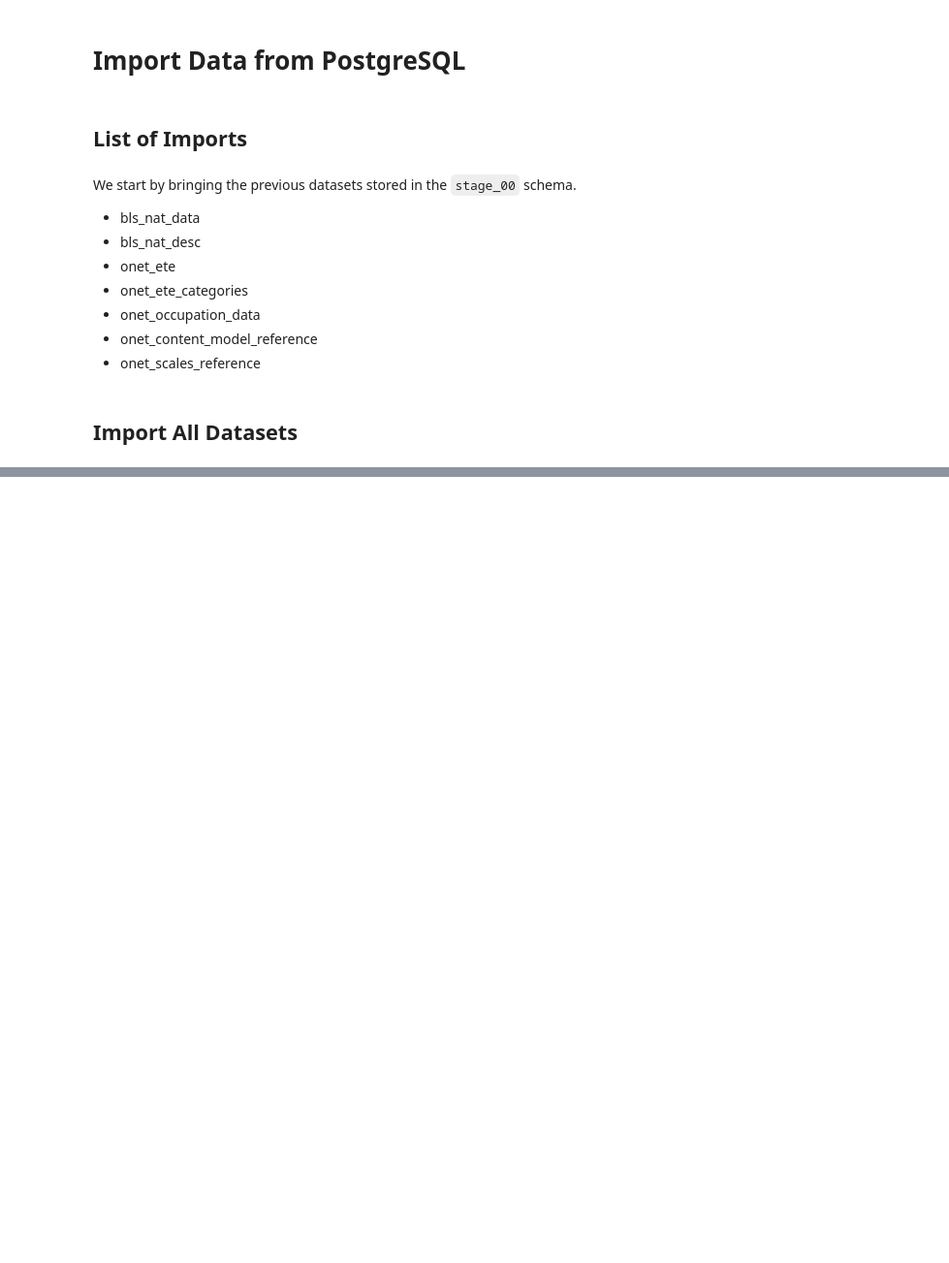
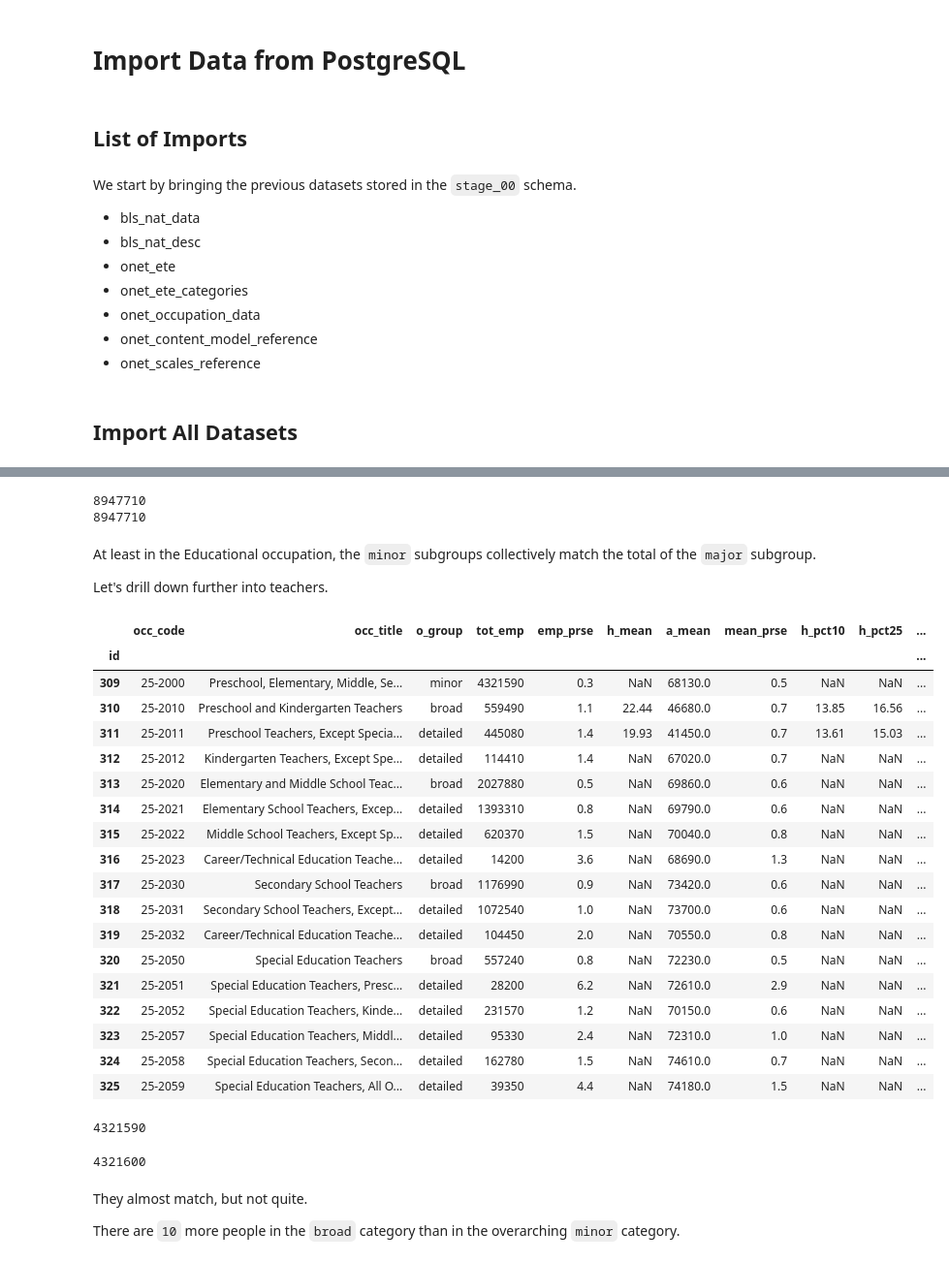
Before and after one commit to blue-santa/comparing-training-req-to-salary-exp, a Jupyter notebook: notebooks/03-exploratory-data-analysis/02-00-eda-train-reward-compare.ipynb, the cells around one changed output, grey strips where cells are left out. Shown at 97% size. Drawn from its saved outputs; the diff is of its cells as text; code cells hidden in the pictures; blank space fills up the shorter version.

```diff
--- a/notebooks/03-exploratory-data-analysis/02-00-eda-train-reward-compare.ipynb
+++ b/notebooks/03-exploratory-data-analysis/02-00-eda-train-reward-compare.ipynb
@@ -116,0 +330,2 @@ with engine.connect() as conn:
+# %%
+edu_summary_nat_data = nat_data[nat_data['occ_code'].str.startswith('25') == True]
@@ -116,0 +382,47 @@ with engine.connect() as conn:
+# %%
+print(a)
+print(b)
+# %% [output]
+8947710
+8947710
+# %% [markdown]
+At least in the Educational occupation, the `minor` subgroups collectively match the total of the `major` subgroup.
+
+Let's drill down further into teachers.
+# %%
+temp_edu_focus = edu_summary_nat_data[edu_summary_nat_data['occ_code'].str.startswith('25-2') == True]
+temp_edu_focus.head(20)
+# %% [output]
+|  | occ_code | occ_title | o_group | tot_emp | emp_prse | h_mean | a_mean | mean_prse | h_pct10 | h_pct25 | ... |
+| id |  |  |  |  |  |  |  |  |  |  | ... |
+| 309 | 25-2000 | Preschool, Elementary, Middle, Se... | minor | 4321590 | 0.3 | NaN | 68130.0 | 0.5 | NaN | NaN | ... |
+| 310 | 25-2010 | Preschool and Kindergarten Teachers | broad | 559490 | 1.1 | 22.44 | 46680.0 | 0.7 | 13.85 | 16.56 | ... |
+| 311 | 25-2011 | Preschool Teachers, Except Specia... | detailed | 445080 | 1.4 | 19.93 | 41450.0 | 0.7 | 13.61 | 15.03 | ... |
+| 312 | 25-2012 | Kindergarten Teachers, Except Spe... | detailed | 114410 | 1.4 | NaN | 67020.0 | 0.7 | NaN | NaN | ... |
+| 313 | 25-2020 | Elementary and Middle School Teac... | broad | 2027880 | 0.5 | NaN | 69860.0 | 0.6 | NaN | NaN | ... |
+| 314 | 25-2021 | Elementary School Teachers, Excep... | detailed | 1393310 | 0.8 | NaN | 69790.0 | 0.6 | NaN | NaN | ... |
+| 315 | 25-2022 | Middle School Teachers, Except Sp... | detailed | 620370 | 1.5 | NaN | 70040.0 | 0.8 | NaN | NaN | ... |
+| 316 | 25-2023 | Career/Technical Education Teache... | detailed | 14200 | 3.6 | NaN | 68690.0 | 1.3 | NaN | NaN | ... |
+| 317 | 25-2030 | Secondary School Teachers | broad | 1176990 | 0.9 | NaN | 73420.0 | 0.6 | NaN | NaN | ... |
+| 318 | 25-2031 | Secondary School Teachers, Except... | detailed | 1072540 | 1.0 | NaN | 73700.0 | 0.6 | NaN | NaN | ... |
+| 319 | 25-2032 | Career/Technical Education Teache... | detailed | 104450 | 2.0 | NaN | 70550.0 | 0.8 | NaN | NaN | ... |
+| 320 | 25-2050 | Special Education Teachers | broad | 557240 | 0.8 | NaN | 72230.0 | 0.5 | NaN | NaN | ... |
+| 321 | 25-2051 | Special Education Teachers, Presc... | detailed | 28200 | 6.2 | NaN | 72610.0 | 2.9 | NaN | NaN | ... |
+| 322 | 25-2052 | Special Education Teachers, Kinde... | detailed | 231570 | 1.2 | NaN | 70150.0 | 0.6 | NaN | NaN | ... |
+| 323 | 25-2057 | Special Education Teachers, Middl... | detailed | 95330 | 2.4 | NaN | 72310.0 | 1.0 | NaN | NaN | ... |
+| 324 | 25-2058 | Special Education Teachers, Secon... | detailed | 162780 | 1.5 | NaN | 74610.0 | 0.7 | NaN | NaN | ... |
+| 325 | 25-2059 | Special Education Teachers, All O... | detailed | 39350 | 4.4 | NaN | 74180.0 | 1.5 | NaN | NaN | ... |
+# %%
+a = temp_edu_focus['tot_emp'].iloc[0]
+print(a)
+# %% [output]
+4321590
+# %%
+b = np.sum(temp_edu_focus[temp_edu_focus['o_group'] == 'broad']['tot_emp'])
+print(b)
+# %% [output]
+4321600
+# %% [markdown]
+They almost match, but not quite.
+
+There are `10` more people in the `broad` category than in the overarching `minor` category.
```
Also changed, not shown: parts of 77 cells of this notebook.
